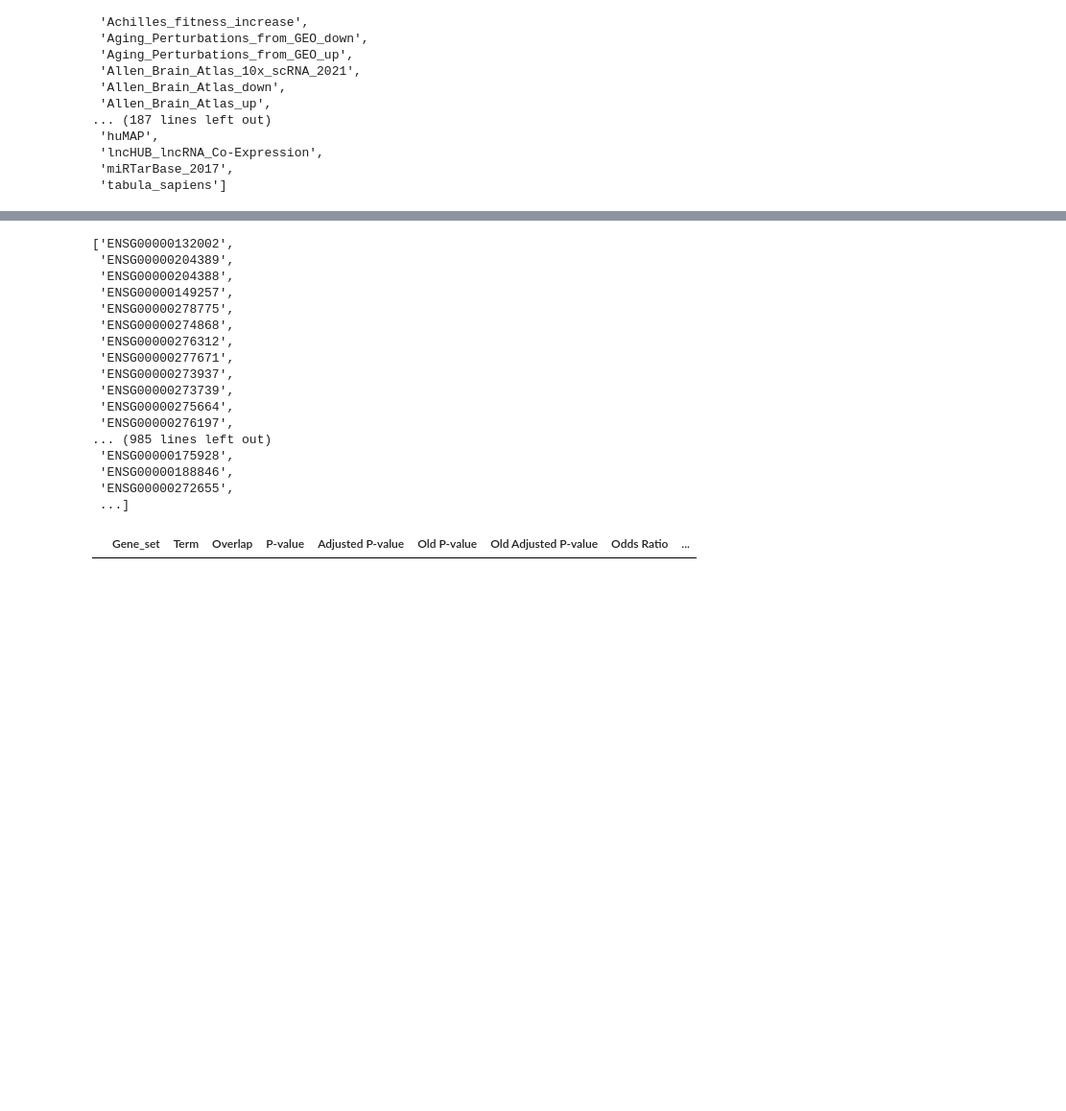
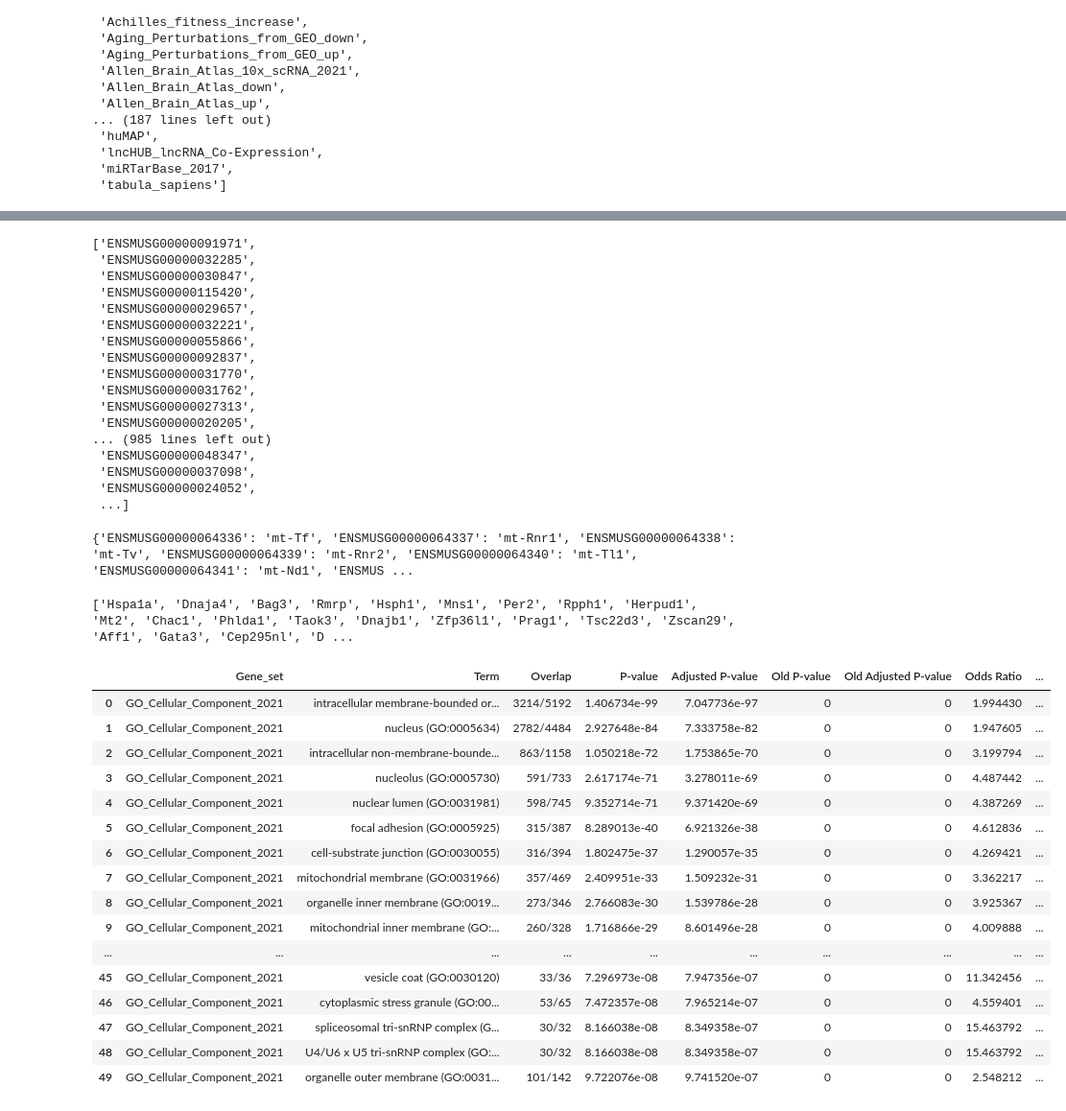
Before and after one commit to jnjahncke/hot-seq-summer, a Jupyter notebook: GSEA_table formatting and ranking.ipynb, the cells around one changed output, grey strips where cells are left out. Shown at 96% size. Drawn from its saved outputs; the diff is of its cells as text; code cells hidden in the pictures; blank space fills up the shorter version.

Commit message:
mouse gsea table formatting and ranking

```diff
--- a/GSEA_table formatting and ranking.ipynb
+++ b/GSEA_table formatting and ranking.ipynb
@@ -116,21 +114,21 @@ gp.get_library_name()
 # %%
-glist = gene_list['gene_id'].to_list()
+glist = gene_list['EnsID'].to_list()
 glist
 # %% [output]
-['ENSG00000132002',
- 'ENSG00000204389',
- 'ENSG00000204388',
- 'ENSG00000149257',
- 'ENSG00000278775',
- 'ENSG00000274868',
- 'ENSG00000276312',
- 'ENSG00000277671',
- 'ENSG00000273937',
- 'ENSG00000273739',
- 'ENSG00000275664',
- 'ENSG00000276197',
+['ENSMUSG00000091971',
+ 'ENSMUSG00000032285',
+ 'ENSMUSG00000030847',
+ 'ENSMUSG00000115420',
+ 'ENSMUSG00000029657',
+ 'ENSMUSG00000032221',
+ 'ENSMUSG00000055866',
+ 'ENSMUSG00000092837',
+ 'ENSMUSG00000031770',
+ 'ENSMUSG00000031762',
+ 'ENSMUSG00000027313',
+ 'ENSMUSG00000020205',
 ... (985 lines left out)
- 'ENSG00000175928',
- 'ENSG00000188846',
- 'ENSG00000272655',
+ 'ENSMUSG00000048347',
+ 'ENSMUSG00000037098',
+ 'ENSMUSG00000024052',
  ...]
@@ -137,10 +137,45 @@ glist
+# %%
+x=species_annotation_df('mmusculus', 'external_gene_name')
+# %%
+ensembl2entrez = {}
+for gene in x:
+    ensembl2entrez[gene]=x[gene][0]
+# %%
+print(ensembl2entrez)
+# %% [output]
+{'ENSMUSG00000064336': 'mt-Tf', 'ENSMUSG00000064337': 'mt-Rnr1', 'ENSMUSG00000064338': 'mt-Tv', 'ENSMUSG00000064339': 'mt-Rnr2', 'ENSMUSG00000064340': 'mt-Tl1', 'ENSMUSG00000064341': 'mt-Nd1', 'ENSMUS ...
+# %%
+#convert gene names to gene symbols in previosuly ranked list
+elist = []
+for gene in glist:
+     if gene in ensembl2entrez:
+        elist.append(ensembl2entrez[gene])
+print(elist)
+# %% [output]
+['Hspa1a', 'Dnaja4', 'Bag3', 'Rmrp', 'Hsph1', 'Mns1', 'Per2', 'Rpph1', 'Herpud1', 'Mt2', 'Chac1', 'Phlda1', 'Taok3', 'Dnajb1', 'Zfp36l1', 'Prag1', 'Tsc22d3', 'Zscan29', 'Aff1', 'Gata3', 'Cep295nl', 'D ...
 # %%
-enr = gp.enrichr(gene_list=glist,
-                  gene_sets=['KEGG_2021_Human','GO_Molecular_Function_2021'],
-                  organism='human', #set organism to the one you desired! e.g. Yeast
-                  outdir=None,
-                 )
+enr = gp.enrichr(gene_list=elist,
+                  gene_sets=['GO_Cellular_Component_2021'],
+                  organism= 'mouse', #set organism to the one you want (human, mouse, yeast)
+                  outdir=None, #doesn't save the output to your machine
+                )
 # %%
-enr.results.head(5)
+enr.results.head(50)
 # %% [output]
 |  | Gene_set | Term | Overlap | P-value | Adjusted P-value | Old P-value | Old Adjusted P-value | Odds Ratio | ... |
+| 0 | GO_Cellular_Component_2021 | intracellular membrane-bounded or... | 3214/5192 | 1.406734e-99 | 7.047736e-97 | 0 | 0 | 1.994430 | ... |
+| 1 | GO_Cellular_Component_2021 | nucleus (GO:0005634) | 2782/4484 | 2.927648e-84 | 7.333758e-82 | 0 | 0 | 1.947605 | ... |
+| 2 | GO_Cellular_Component_2021 | intracellular non-membrane-bounde... | 863/1158 | 1.050218e-72 | 1.753865e-70 | 0 | 0 | 3.199794 | ... |
+| 3 | GO_Cellular_Component_2021 | nucleolus (GO:0005730) | 591/733 | 2.617174e-71 | 3.278011e-69 | 0 | 0 | 4.487442 | ... |
+| 4 | GO_Cellular_Component_2021 | nuclear lumen (GO:0031981) | 598/745 | 9.352714e-71 | 9.371420e-69 | 0 | 0 | 4.387269 | ... |
+| 5 | GO_Cellular_Component_2021 | focal adhesion (GO:0005925) | 315/387 | 8.289013e-40 | 6.921326e-38 | 0 | 0 | 4.612836 | ... |
+| 6 | GO_Cellular_Component_2021 | cell-substrate junction (GO:0030055) | 316/394 | 1.802475e-37 | 1.290057e-35 | 0 | 0 | 4.269421 | ... |
+| 7 | GO_Cellular_Component_2021 | mitochondrial membrane (GO:0031966) | 357/469 | 2.409951e-33 | 1.509232e-31 | 0 | 0 | 3.362217 | ... |
+| 8 | GO_Cellular_Component_2021 | organelle inner membrane (GO:0019... | 273/346 | 2.766083e-30 | 1.539786e-28 | 0 | 0 | 3.925367 | ... |
+| 9 | GO_Cellular_Component_2021 | mitochondrial inner membrane (GO:... | 260/328 | 1.716866e-29 | 8.601496e-28 | 0 | 0 | 4.009888 | ... |
+| ... | ... | ... | ... | ... | ... | ... | ... | ... | ... |
+| 45 | GO_Cellular_Component_2021 | vesicle coat (GO:0030120) | 33/36 | 7.296973e-08 | 7.947356e-07 | 0 | 0 | 11.342456 | ... |
+| 46 | GO_Cellular_Component_2021 | cytoplasmic stress granule (GO:00... | 53/65 | 7.472357e-08 | 7.965214e-07 | 0 | 0 | 4.559401 | ... |
+| 47 | GO_Cellular_Component_2021 | spliceosomal tri-snRNP complex (G... | 30/32 | 8.166038e-08 | 8.349358e-07 | 0 | 0 | 15.463792 | ... |
+| 48 | GO_Cellular_Component_2021 | U4/U6 x U5 tri-snRNP complex (GO:... | 30/32 | 8.166038e-08 | 8.349358e-07 | 0 | 0 | 15.463792 | ... |
+| 49 | GO_Cellular_Component_2021 | organelle outer membrane (GO:0031... | 101/142 | 9.722076e-08 | 9.741520e-07 | 0 | 0 | 2.548212 | ... |
```
Also changed, not shown: parts of 12 cells of this notebook.
